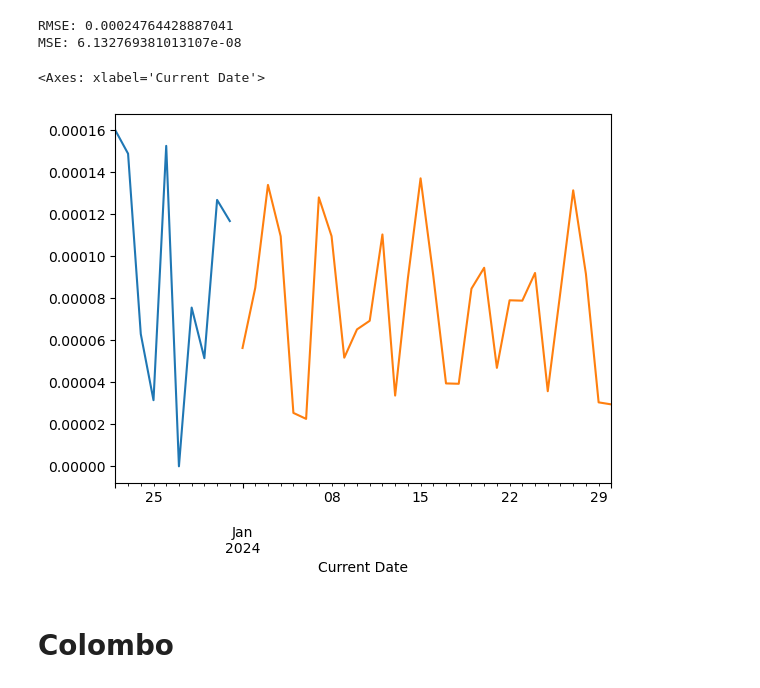
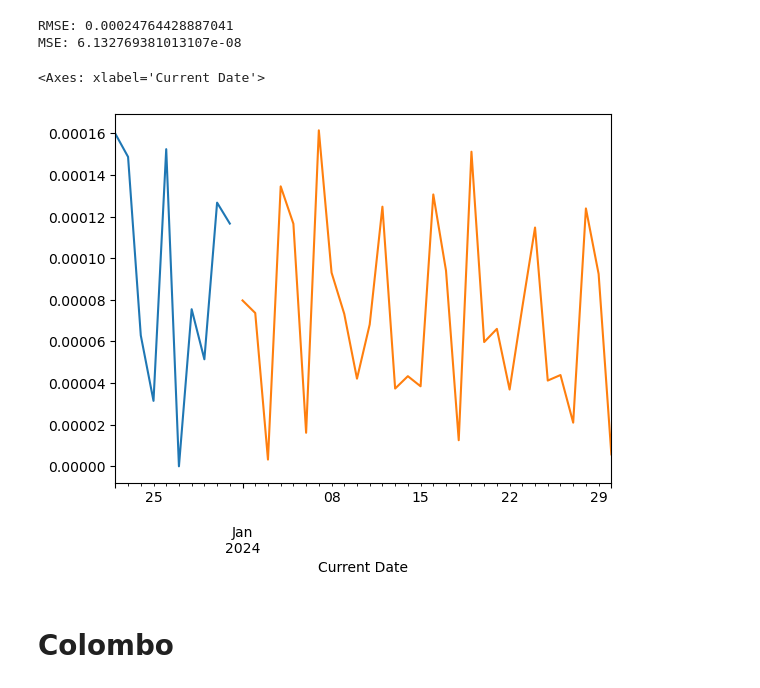
Before and after one commit to VanujaSooriyaarachchi/HCHO_Prediction, a Jupyter notebook: Arima.ipynb, the cells around one changed output. Drawn from its saved outputs; the diff is of its cells as text; code cells hidden in the pictures.

```diff
--- a/Arima.ipynb
+++ b/Arima.ipynb
@@ -127,17 +127,17 @@ print("MSE:", mse)
 RMSE: 0.00024764428887041
 MSE: 6.132769381013107e-08
 # %%
-sarima_model = SARIMAX(jaffna_data["HCHO Reading"], order=(1, 1, 1), seasonal_order=(1, 1, 1, 12))
+sarima_model = SARIMAX(monaragala_data["HCHO Reading"], order=(1, 1, 1), seasonal_order=(1, 1, 1, 12))
 
 # Adjusting optimization parameters
 sarima_result = sarima_model.fit()
 # Generating forecast
 forecast = sarima_result.forecast(steps=30)
 monaragala_data["HCHO Reading"][-10:].plot()
 forecast.plot()
 # %% [output]
 <Axes: xlabel='Current Date'>
-[figure, old version]
+[figure, new version]
 # %% [markdown]
 # Colombo
 # %%
```
Also changed, not shown: parts of 3 cells of this notebook, 5 other files.
